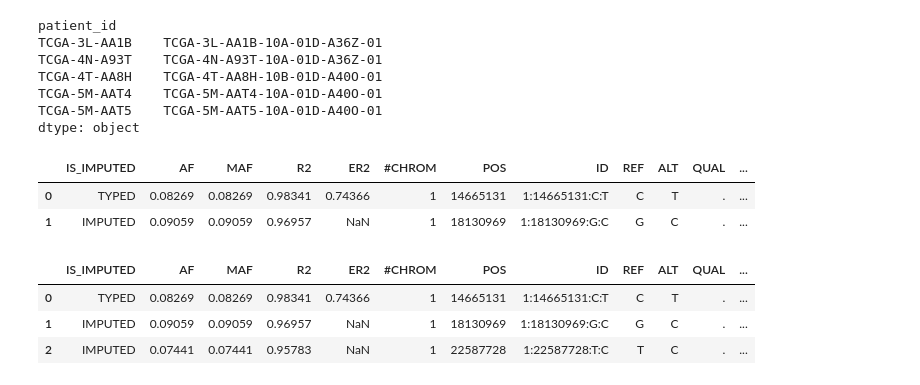
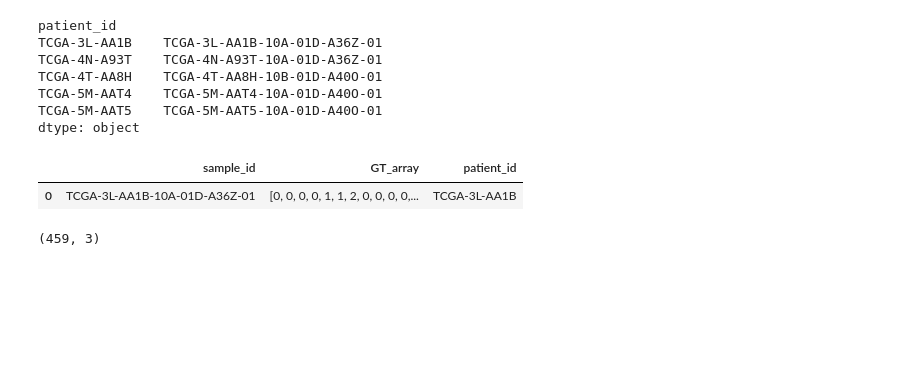
Before and after one commit to SharonPeled/microsatellite-instability-classification, a Jupyter notebook: data/variant_classification/final_labels.ipynb, the cells around one changed output. Cells and saved outputs as stored; diff of their text form; code cells hidden in the pictures; blank space fills up the shorter version.

Commit message:
variant label file update

```diff
--- a/data/variant_classification/final_labels.ipynb
+++ b/data/variant_classification/final_labels.ipynb
@@ -52,5 +49,6 @@ result = pyreadr.read_r('VCF_and_Matched_RACE.2023-04-23.Rdata')
 # %%
-df = deepcopy(result['VCF'])
+df = pd.read_csv('VCF_and_Matched_RACE.2023-04-23.csv')
+df.drop(columns=['TCGA-AA-3531-10A-01D-0819-01', 'TCGA-AA-3531-11A-01D-1550-01'], inplace=True)
 df.head(3)
 # %% [output]
 |  | #CHROM | POS | ID | REF | ALT | QUAL | FILTER | INFO | FORMAT | TCGA-AA-3693-10A-01D-0903-01 | ... |
@@ -507,4 +505,14 @@ TCGA-5M-AAT4    TCGA-5M-AAT4-10A-01D-A40O-01
 TCGA-5M-AAT5    TCGA-5M-AAT5-10A-01D-A40O-01
 dtype: object
 # %%
-df_1 = df.drop(columns=sample_ids[~sample_ids.isin(sample_per_patient.values)].values)
+label_per_patient = {}
+for sample_id in sample_per_patient:
+    label_per_patient[sample_id] = list(df[sample_id].apply(lambda elem: int(elem[0]) + int(elem[2])))
+df_0 = pd.DataFrame(label_per_patient.items(), columns=['sample_id', 'GT_array'])
+df_0['patient_id'] = df_0.sample_id.str[:12]
+display(df_0.head(1))
+display(df_0.shape)
+# %% [output]
+|  | sample_id | GT_array | patient_id |
+| 0 | TCGA-3L-AA1B-10A-01D-A36Z-01 | [0, 0, 0, 0, 1, 1, 2, 0, 0, 0, 0,... | TCGA-3L-AA1B |
+(459, 3)
@@ -513,15 +518,0 @@ df_1 = df_1.rename(columns={v: k for k, v in sample_per_patient.to_dict().items(
-# %%
-df_1.head(2)
-# %% [output]
-|  | IS_IMPUTED | AF | MAF | R2 | ER2 | #CHROM | POS | ID | REF | ALT | QUAL | ... |
-| 0 | TYPED | 0.08269 | 0.08269 | 0.98341 | 0.74366 | 1 | 14665131 | 1:14665131:C:T | C | T | . | ... |
-| 1 | IMPUTED | 0.09059 | 0.09059 | 0.96957 | NaN | 1 | 18130969 | 1:18130969:G:C | G | C | . | ... |
-# %%
-for patient_id in sample_per_patient.index:
-    df_1[patient_id] = df_1[patient_id].apply(lambda elem: int(elem[0]) + int(elem[2]))
-df_1.head(3)
-# %% [output]
-|  | IS_IMPUTED | AF | MAF | R2 | ER2 | #CHROM | POS | ID | REF | ALT | QUAL | ... |
-| 0 | TYPED | 0.08269 | 0.08269 | 0.98341 | 0.74366 | 1 | 14665131 | 1:14665131:C:T | C | T | . | ... |
-| 1 | IMPUTED | 0.09059 | 0.09059 | 0.96957 | NaN | 1 | 18130969 | 1:18130969:G:C | G | C | . | ... |
-| 2 | IMPUTED | 0.07441 | 0.07441 | 0.95783 | NaN | 1 | 22587728 | 1:22587728:T:C | T | C | . | ... |
```
Also changed, not shown: parts of 13 cells of this notebook, 1 other file.
